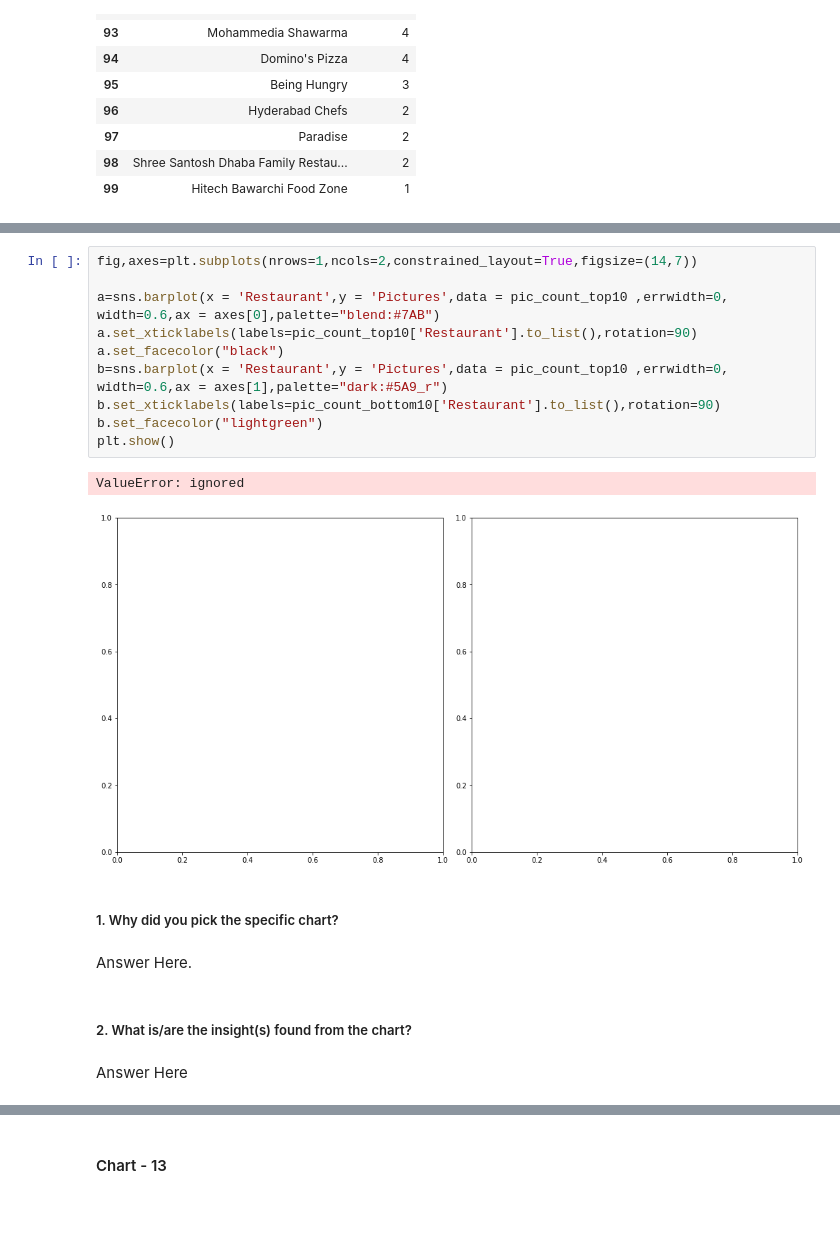
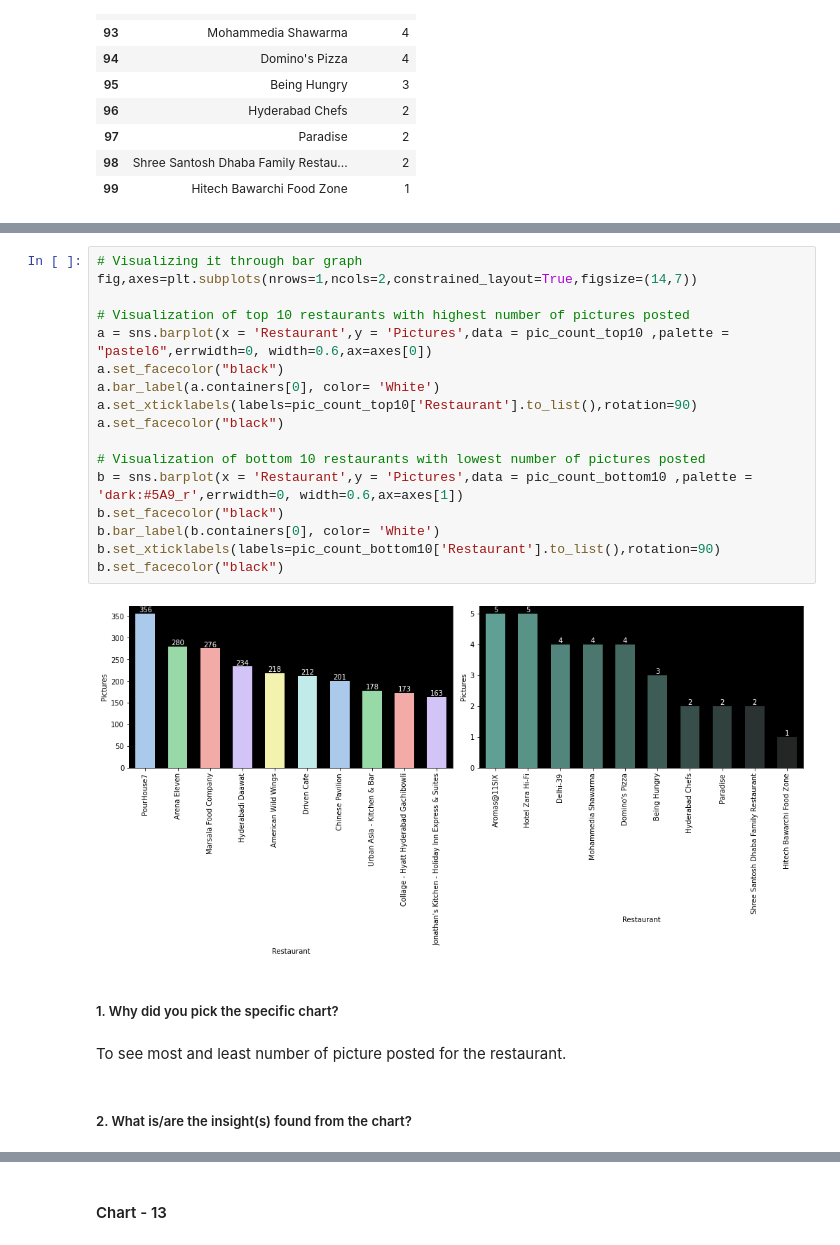
Before and after one commit to sonika-07/Zomato-Restaurant-Clustering-And-Sentiment-Analysis, a Jupyter notebook: Zomato_Restaurant_Clustering_And_Sentiment_Analysis.ipynb, the cells around one changed output, grey strips where cells are left out. Drawn from its saved outputs; the diff is of its cells as text; blank space fills up the shorter version.

```diff
--- a/Zomato_Restaurant_Clustering_And_Sentiment_Analysis.ipynb
+++ b/Zomato_Restaurant_Clustering_And_Sentiment_Analysis.ipynb
@@ -1079,21 +1059,25 @@ plt.xticks(rotation=90)
 # %%
+# Visualizing it through bar graph
 fig,axes=plt.subplots(nrows=1,ncols=2,constrained_layout=True,figsize=(14,7))
 
-a=sns.barplot(x = 'Restaurant',y = 'Pictures',data = pic_count_top10 ,errwidth=0, width=0.6,ax = axes[0],palette="blend:#7AB")
+# Visualization of top 10 restaurants with highest number of pictures posted
+a = sns.barplot(x = 'Restaurant',y = 'Pictures',data = pic_count_top10 ,palette = "pastel6",errwidth=0, width=0.6,ax=axes[0])
+a.set_facecolor("black")
+a.bar_label(a.containers[0], color= 'White')
 a.set_xticklabels(labels=pic_count_top10['Restaurant'].to_list(),rotation=90)
 a.set_facecolor("black")
-b=sns.barplot(x = 'Restaurant',y = 'Pictures',data = pic_count_top10 ,errwidth=0, width=0.6,ax = axes[1],palette="dark:#5A9_r")
+
+# Visualization of bottom 10 restaurants with lowest number of pictures posted
+b = sns.barplot(x = 'Restaurant',y = 'Pictures',data = pic_count_bottom10 ,palette = 'dark:#5A9_r',errwidth=0, width=0.6,ax=axes[1])
+b.set_facecolor("black")
+b.bar_label(b.containers[0], color= 'White')
 b.set_xticklabels(labels=pic_count_bottom10['Restaurant'].to_list(),rotation=90)
-b.set_facecolor("lightgreen")
-plt.show()
+b.set_facecolor("black")
 # %% [output]
-ValueError: ignored
-[figure, old version]
+[figure, new version]
 # %% [markdown]
 ##### 1. Why did you pick the specific chart?
-# %% [markdown]
-Answer Here.
+# %% [markdown]
+To see most and least number of picture posted for the restaurant.
 # %% [markdown]
 ##### 2. What is/are the insight(s) found from the chart?
-# %% [markdown]
-Answer Here
```
Also changed, not shown: parts of 105 cells of this notebook.
